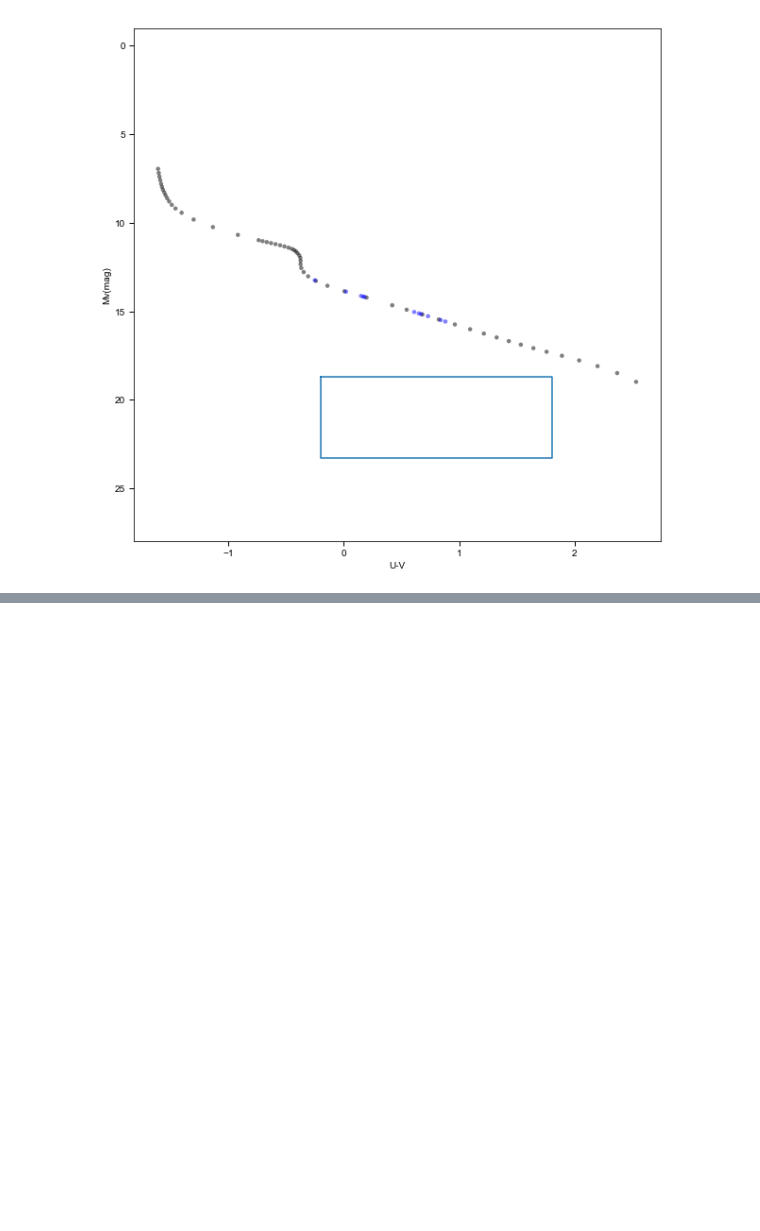
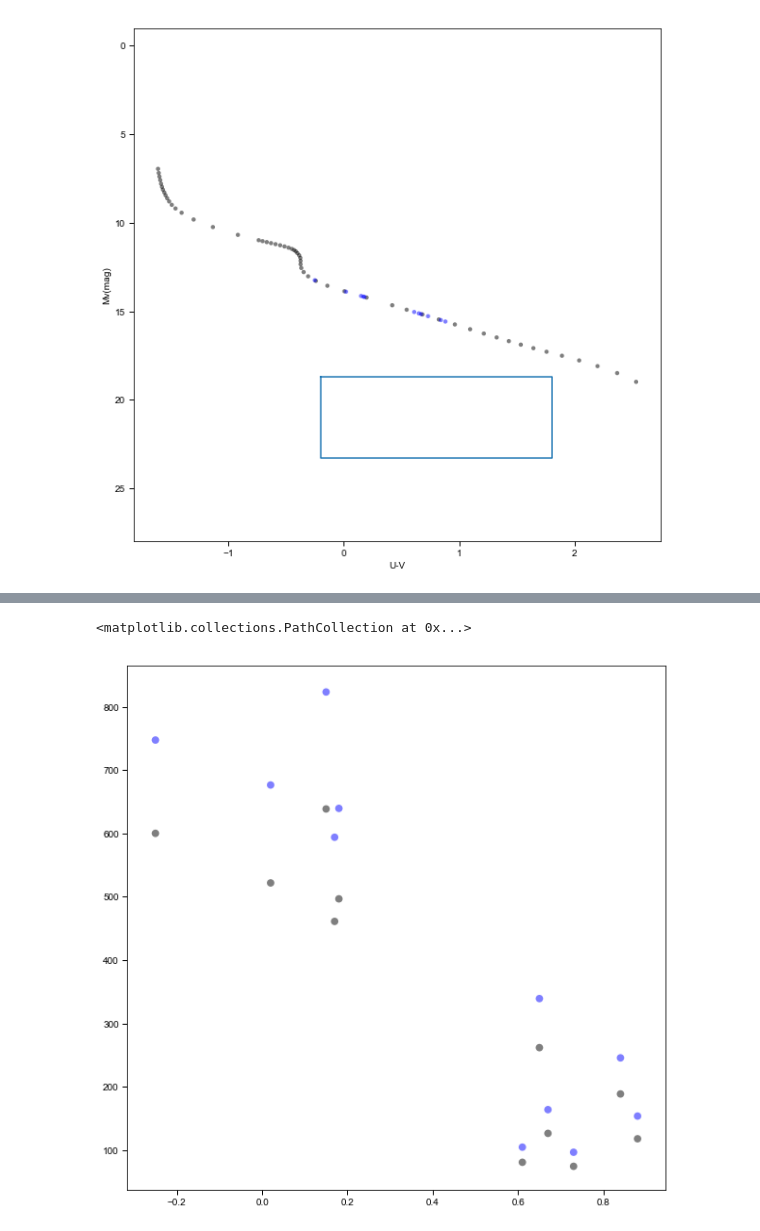
Before and after one commit to tanshijain/SIP2018, a Jupyter notebook: calculating_PM_with_distance_error.ipynb, the cells around one changed output, grey strips where cells are left out. Saved outputs shown, nothing was run; the diff lists cells and outputs as text; code cells hidden in the pictures; blank space fills up the shorter version.

```diff
--- a/calculating_PM_with_distance_error.ipynb
+++ b/calculating_PM_with_distance_error.ipynb
@@ -405,0 +524,9 @@ PMW in km per sec
+# %%
+# mv - Mv = 5logD - 5
+distance_wd_pc_7 = np.array([])
+distance_wd_km_7 = np.array([])
+for i in range(len(mv)):
+    distance_wd_pc_7 = np.append(distance_wd_pc_7, (10 ** (((mv[i] - Mv_wd_7[i]) + 5) / 5)))
+    distance_wd_km_7 = np.append(distance_wd_km_7, (distance_wd_pc_7[i] * 3.086e+13))
+print(distance_wd_pc_7)
+print(distance_wd_km_7)
@@ -405,0 +540,13 @@ PMW in km per sec
+# %%
+def fitline(x):
+    return 1.95*x+13.5
+
+print 19.79-fitline(0.61)
+distance_wd_trend_7 = 10**((mv-fitline(maddie_UV)+5)/5)
+
+print ('Distance in parsecs: ')
+print distance_wd_trend_7
+print
+print('Distance in km: ')
+distance_wd_km_trend_7 = distance_wd_trend_7 * 3.086e+13
+print distance_wd_km_trend_7
@@ -405,0 +564,7 @@ PMW in km per sec
+# %%
+fig=plt.figure(figsize=(10,10))
+plt.scatter(maddie_UV, distance_wd_pc_7, c='black',edgecolors='none',s=60,alpha=0.5)
+plt.scatter(maddie_UV, distance_wd_trend_7, c='blue',edgecolors='none',s=60,alpha=0.5)
+# %% [output]
+<matplotlib.collections.PathCollection at 0x...>
+[figure, added]
```
Also changed, not shown: parts of 16 cells of this notebook.
